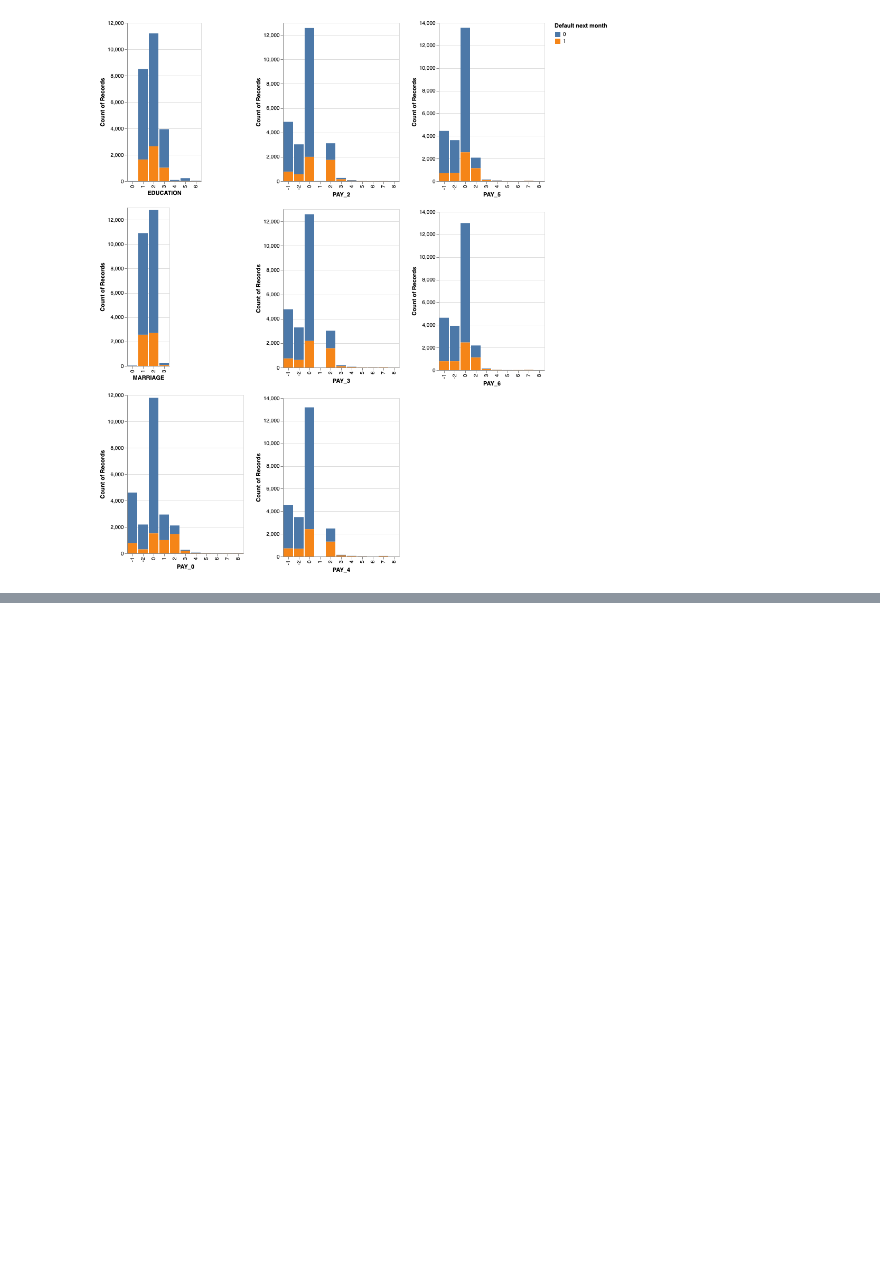
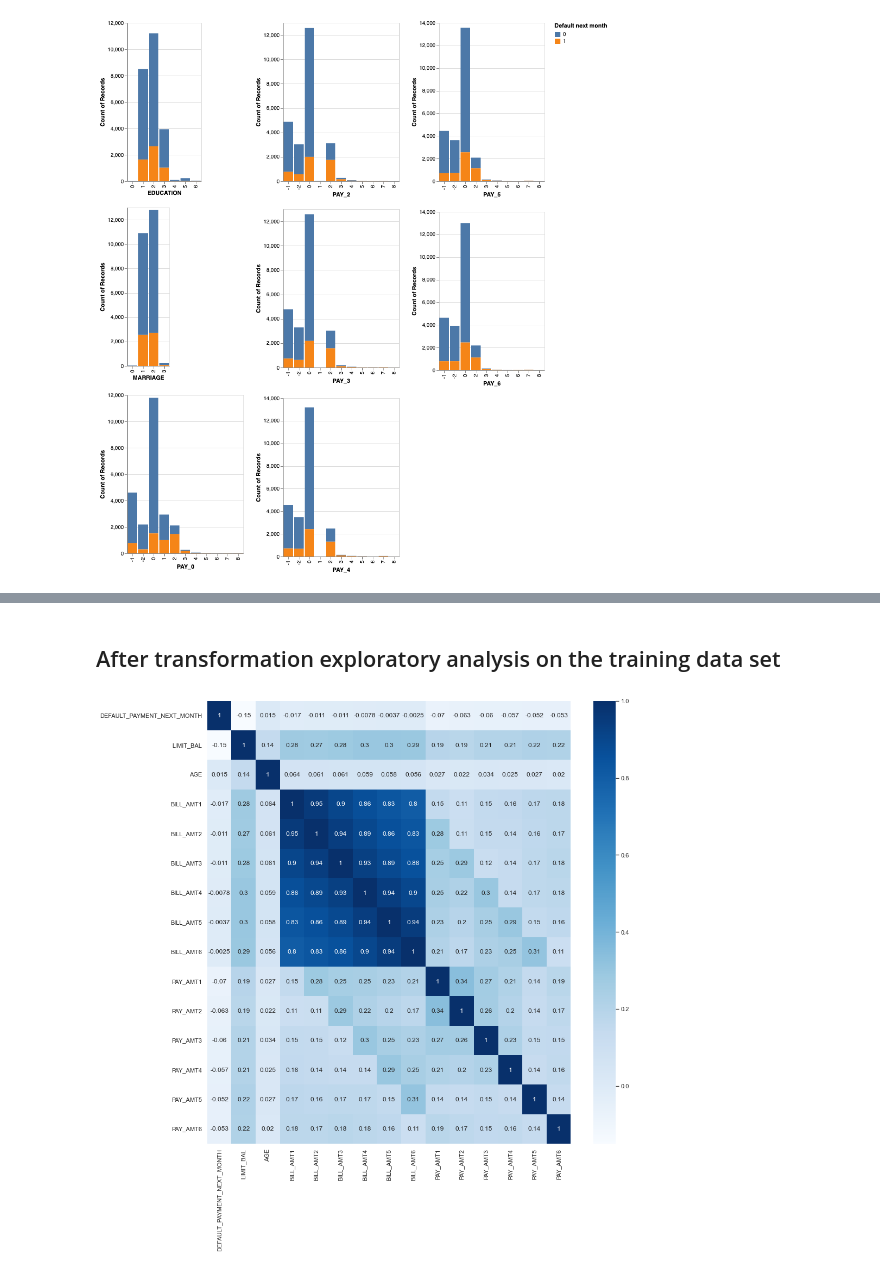
Before and after one commit to UBC-MDS/credit_default_prediction, a Jupyter notebook: src/credit_default_eda.ipynb, the cells around one changed output, grey strips where cells are left out. Saved outputs shown, nothing was run; the diff lists cells and outputs as text; code cells hidden in the pictures; blank space fills up the shorter version.

Commit message:
Added all eda scripts and images

```diff
--- a/src/credit_default_eda.ipynb
+++ b/src/credit_default_eda.ipynb
@@ -195,0 +198,12 @@ for i in range(len(bill)):
+# %% [markdown]
+## After transformation exploratory analysis on the training data set
+# %%
+transformed_trained_data_df = pd.read_csv('../data/preprocessed/transformed_train.csv')
+X_train, y_train = transformed_trained_data_df.drop(columns=["DEFAULT_PAYMENT_NEXT_MONTH"]), transformed_trained_data_df["DEFAULT_PAYMENT_NEXT_MONTH"]
+
+cor = pd.concat((y_train, X_train), axis=1).iloc[:, :15].corr()
+plt.figure(figsize=(15, 15))
+sns.set(font_scale=1)
+sns.heatmap(cor, annot=True, cmap=plt.cm.Blues);
+# %% [output]
+[figure, added]
```
Also changed, not shown: parts of 8 cells of this notebook, 5 other files.
